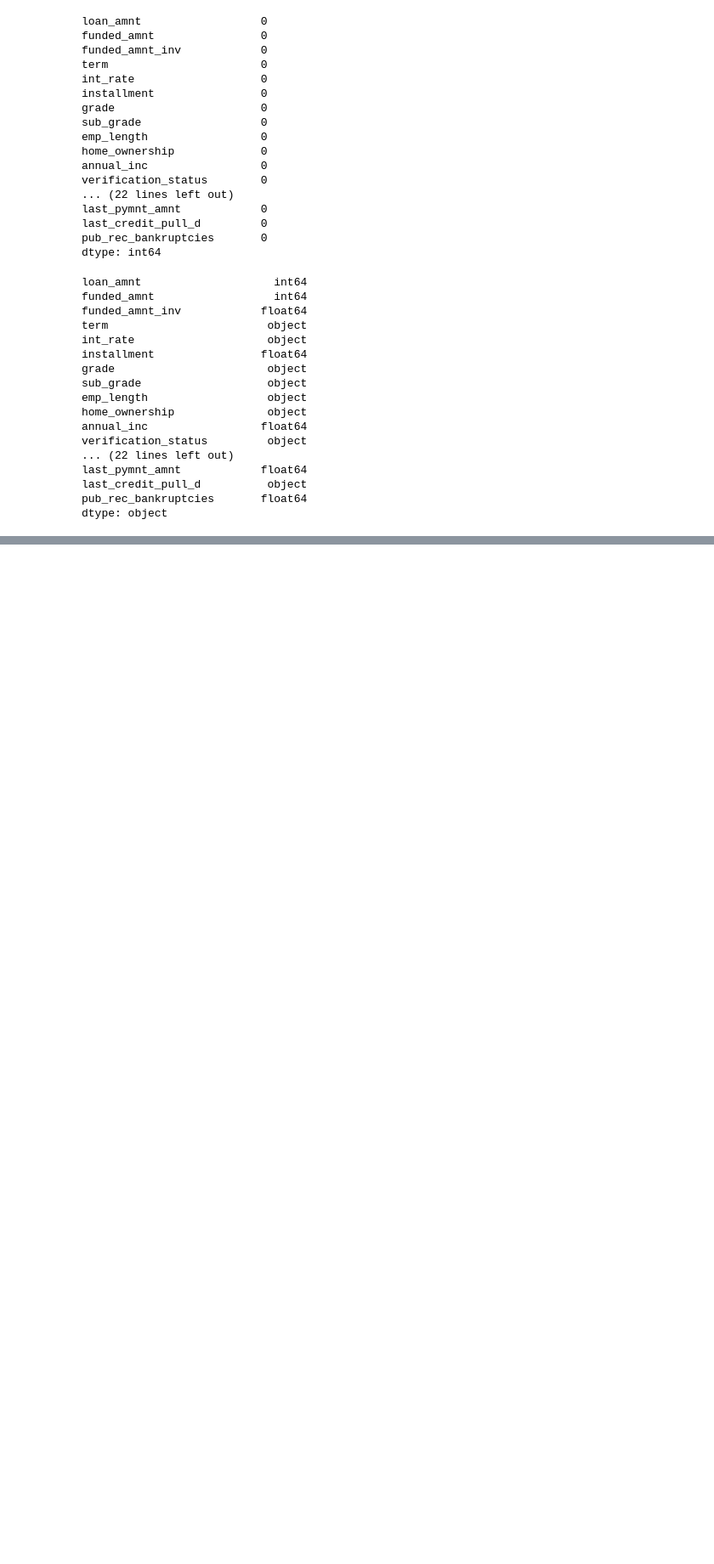
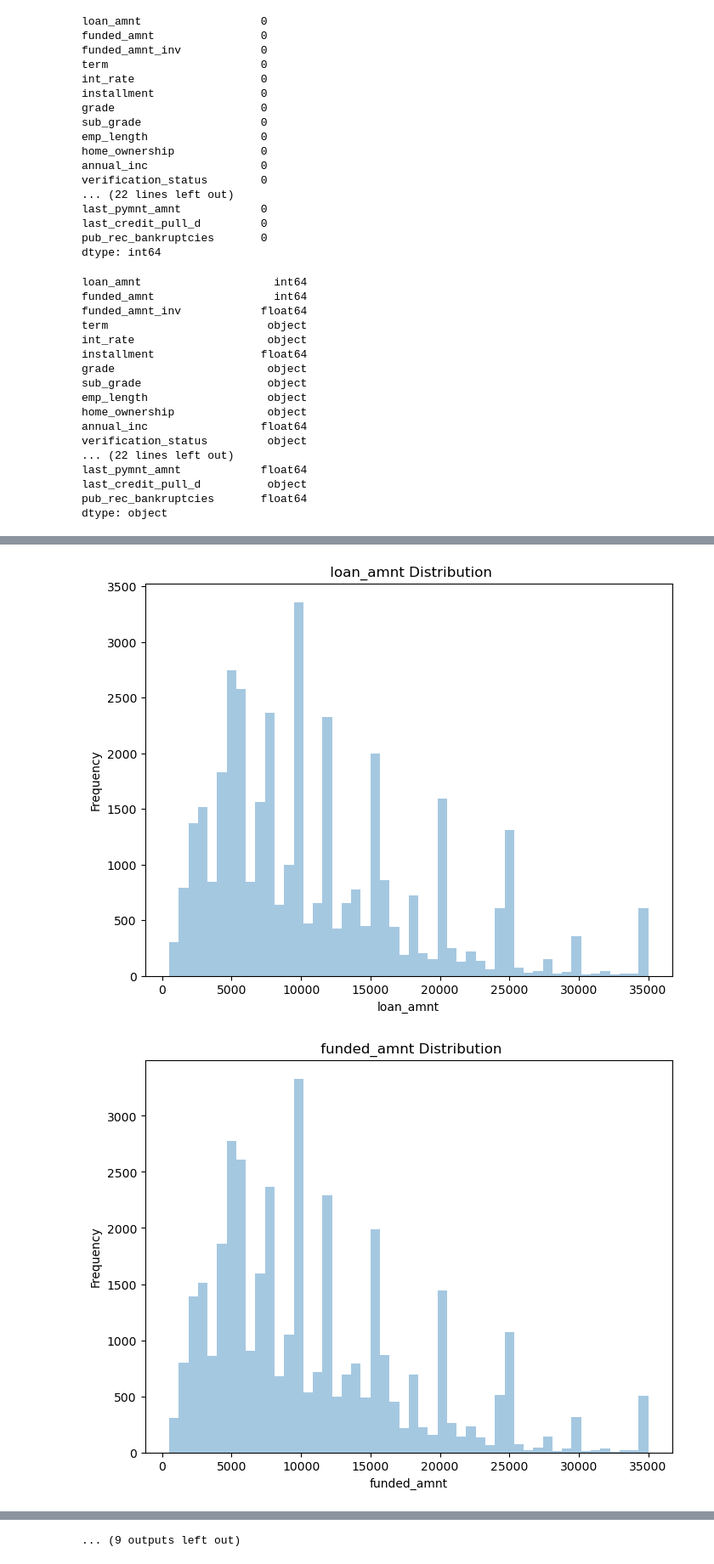
Before and after one commit to kajalmahata123/Lending-Club-Case-Study, a Jupyter notebook: Lending Club Case Study.ipynb, the cells around one changed output, grey strips where cells are left out. Shown at 85% size. Saved outputs shown, nothing was run; the diff lists cells and outputs as text; code cells hidden in the pictures; blank space fills up the shorter version.

Commit message:
Define genric method to produce graph

```diff
--- a/Lending Club Case Study.ipynb
+++ b/Lending Club Case Study.ipynb
@@ -736,0 +641,18 @@ for num_var in ['loan_amnt', 'int_rate', 'annual_inc']:
+# %%
+def generate_figures1(df, cols, figsize=(8, 6), title_prefix=''):
+    """
+    Generate and display figures for each column in the dataframe.
+
+    Args:
+        df (pandas.DataFrame): Input dataframe
+        cols (list): List of column names to generate figures for
+        figsize (tuple, optional): Figure size. Defaults to (8, 6)
+        title_prefix (str, optional): Prefix for figure titles. Defaults to ''
+    """
+    for col in cols:
+        plt.figure(figsize=figsize)
+        sns.distplot(df[col], kde=False)
+        plt.title(f'{title_prefix} {col} Distribution')
+        plt.xlabel(col)
+        plt.ylabel('Frequency')
+        plt.show()
@@ -736,0 +688,3 @@ for num_var in ['loan_amnt', 'int_rate', 'annual_inc']:
+# %%
+import pandas.api.types as pdtypes
+numerical_cols = [col for col in df.columns if pdtypes.is_numeric_dtype(df[col])]
@@ -736,0 +711,11 @@ for num_var in ['loan_amnt', 'int_rate', 'annual_inc']:
+# %%
+def identify_categorical_cols(df, max_unique_values=10):
+    categorical_cols = []
+    for col in df.columns:
+        if df[col].nunique() <= max_unique_values:
+            categorical_cols.append(col)
+    return categorical_cols
+
+# Example usage:
+categorical_cols = identify_categorical_cols(df[numerical_cols])
+print(categorical_cols)
@@ -736,0 +724,2 @@ for num_var in ['loan_amnt', 'int_rate', 'annual_inc']:
+# %%
+non_cate_numerical_cols = [col for col in numerical_cols if col not in categorical_cols]
@@ -736,0 +746,6 @@ for num_var in ['loan_amnt', 'int_rate', 'annual_inc']:
+# %%
+generate_figures1(df,non_cate_numerical_cols)
+#generate_figures(df, ['loan_amnt', 'int_rate', 'annual_inc'], ['Loan Amount', 'Interest Rate', 'Annual Income'])
+# %% [output]
+[figure, added]
+[figure, added]
@@ -736,0 +762 @@ for num_var in ['loan_amnt', 'int_rate', 'annual_inc']:
+... (9 outputs left out)
```
Also changed, not shown: parts of 86 cells of this notebook.
